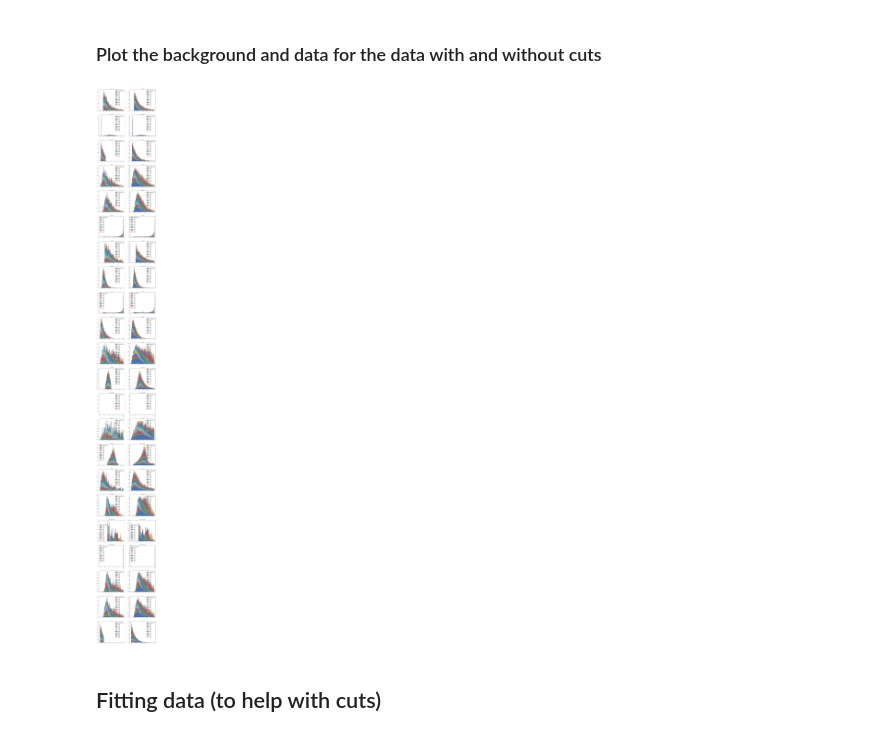
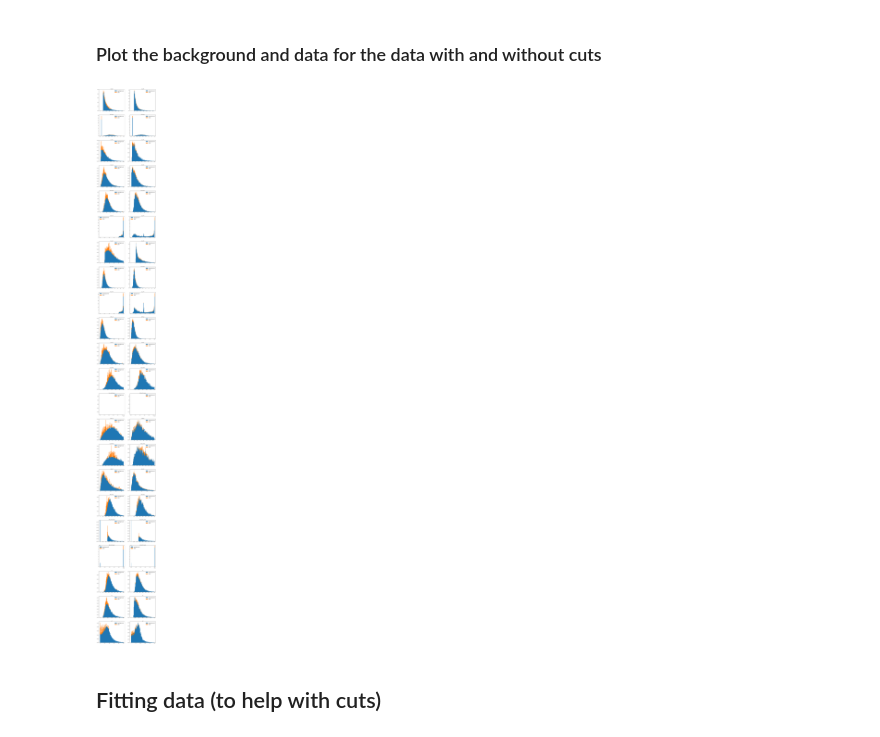
Before and after one commit to antcap96/estagio, a Jupyter notebook: Untitled.ipynb, the cells around one changed output. Cells and saved outputs as stored; diff of their text form; code cells hidden in the pictures.

```diff
--- a/Untitled.ipynb
+++ b/Untitled.ipynb
@@ -36,7 +36,7 @@ allSignalAcceptance = allSignalSkimSize/allSignalFullSize
 
 backgroundFullSize = [92925926, 47502020]
 backgroundSkimSize = [166157, 1896]
-backgroundXSec = [816, 4220]
+backgroundXSec = [816, 42200]
 backgroundAcceptance = [a/b for a,b in zip(backgroundSkimSize, backgroundFullSize)]
 
 allBackgroundFullSize = sum(backgroundFullSize)
@@ -121,7 +124,7 @@ def calculateFOM(Signals, Backgounds, signalIdx=range(len(signalData)), backgrou
 ## Select the sets of data to analise
 # %%
 # Indexes to merge and analise
-signalIdx = range(len(signalData))
+signalIdx = [0] #range(len(signalData))
 backgroundIdx = range(len(backgroundData))
 
 # Create a new variable with the data to analise
@@ -137,7 +140,6 @@ allBackgroundAnal = backgroundAnal[0]
 for i in range(1, len(backgroundAnal)):
     allBackgroundAnal = allBackgroundAnal.append(backgroundAnal[i], ignore_index=True)
 
-
 # Variables to create the cuts
 
 signalSelector = [pandas.Series(np.ones(len(signal_anal), dtype=bool)) for signal_anal in signalAnal]
@@ -149,9 +151,13 @@ backgroundSelector = [pandas.Series(np.ones(len(background_anal), dtype=bool)) f
 
 for selector, analData in [(signalSelector, signalAnal), (backgroundSelector, backgroundAnal)]:
     for i in range(len(selector)):
-        selector[i] = selector[i] & (((analData[i]['h_bb_mass']-111)/52)**2 + ((analData[i]['h_tt_mass']-103)/40)**2 < 1)
+        selector[i] = selector[i] & (analData[i]['b_0_csv'] > 0.8)
+        selector[i] = selector[i] & (analData[i]['b_1_csv'] > 0.8)
+        #selector[i] = selector[i] & ((analData[i]['h_bb_mass'] < 160) & (analData[i]['h_bb_mass'] > 90))
+        #selector[i] = selector[i] & ((analData[i]['h_tt_mass'] < 160) & (analData[i]['h_tt_mass'] > 80))
+        #selector[i] = selector[i] & (((analData[i]['h_bb_mass']-116)/35)**2 + ((analData[i]['h_tt_mass']-111)/45)**2 < 1)
         #selector[i] = selector[i] & (analData[i]['b_0_pT'] < 130)
-        selector[i] = selector[i] & (analData[i]['t_1_pT'] < 60) #ok cut for all together
+        #selector[i] = selector[i] & (analData[i]['t_1_pT'] < 60) #ok cut for all together
         #selector[i] = selector[i] & (analData[i]['t_0_pT'] > 30) #cuts a lot of signal
         #selector[i] = selector[i] & (analData[i]['h_tt_pT'] < 160)
         #selector[i] = selector[i] & (analData[i]['h_bb_pT'] < 60)
@@ -159,7 +165,7 @@ for selector, analData in [(signalSelector, signalAnal), (backgroundSelector, ba
         #selector[i] = selector[i] & (analData[i]['diH_pT'] < 160) #bad cut
         #selector[i] = selector[i] & (analData[i]['hT'] < 250)
         #selector[i] = selector[i] & (analData[i]['sT'] < 250)
-        selector[i] = selector[i] & (analData[i]['mT'] < 42) # ok cut with all together
+        #selector[i] = selector[i] & (analData[i]['mT'] < 42) # ok cut with all together
         pass
 
 # Data after cuts
@@ -300,6 +306,8 @@ else:
 # %% [markdown]
 ### Plot the background and data for the data with and without cuts
 # %%
+show = True
+
 fig = plt.figure(figsize=(16, 160))
 
 weightsCut = [weightCutBackground] + [weightCutSignal[i]/weightCutRatio[i] for i in range(len(weightSignal))]
@@ -319,57 +327,57 @@ toAnalise = fsFeatures + ['sT', 'hT', 'mT'] # ['sT', 'hT', 'mT', 'h_bb_mass', 'h
 dataLimits = {'sT': (0, 800),
               'hT': (0, 600),
               'mT': (0, 250),
               't_0_pT': (0, 150),
               't_0_mass': (0, 2),
               't_1_pT': (15, 200),
               'b_0_pT': (15, 300),
               'b_0_mass': (0, 35),
               'b_0_csv': (0, 1),
               'b_1_pT': (0, 100),
               'b_1_mass': (0, 40),
               'b_1_csv': (0, 1),
               'mPT_pT': (0, 500),
               'h_tt_pT': (0, 300),
               'h_tt_mass': (0, 300),
               'h_bb_pT': (0, 150),
               'h_bb_mass': (0, 200),
               'diH_pT': (0, 220),
               'diH_mass': (0, 800),
               'diH_kinFit_mass': (0, 800)
              }
+if show:
+    for i, varToAnalise in enumerate(toAnalise):
 
-for i, varToAnalise in enumerate(toAnalise):
+        if varToAnalise in dataLimits:
+            bins = np.linspace(dataLimits[varToAnalise][0], dataLimits[varToAnalise][1], 100)
+        else:
+            bins = np.linspace(min(allBackgroundData[varToAnalise]), max(allBackgroundData[varToAnalise]), 100)
 
-    if varToAnalise in dataLimits:
-        bins = np.linspace(dataLimits[varToAnalise][0], dataLimits[varToAnalise][1], 100)
-    else:
-        bins = np.linspace(min(allBackgroundData[varToAnalise]), max(allBackgroundData[varToAnalise]), 100)
+        fig.add_subplot(len(toAnalise),2,2*i+1)
 
-    fig.add_subplot(len(toAnalise),2,2*i+1)
+        if combineSignal:
+            labels = ["background", "signal"]
+            histCutData = [allCutBackgroundAnal[varToAnalise], allCutSignalAnal[varToAnalise]]
+            histData = [allBackgroundAnal[varToAnalise], allSignalAnal[varToAnalise]]
+        else:
+            labels = ["background"] + [energies[i] for i in signalIdx]
+            histCutData = [allCutBackgroundAnal[varToAnalise]] + [cutSignalAnal[i][varToAnalise] for i in range(len(signalIdx))]
+            histData = [allBackgroundAnal[varToAnalise]] + [signalAnal[i][varToAnalise] for i in range(len(signalIdx))]
 
-    if combineSignal:
-        labels = ["background", "signal"]
-        histCutData = [allCutBackgroundAnal[varToAnalise], allCutSignalAnal[varToAnalise]]
-        histData = [allBackgroundAnal[varToAnalise], allSignalAnal[varToAnalise]]
-    else:
-        labels = ["background"] + [energies[i] for i in signalIdx]
-        histCutData = [allCutBackgroundAnal[varToAnalise]] + [cutSignalAnal[i][varToAnalise] for i in range(len(signalIdx))]
-        histData = [allBackgroundAnal[varToAnalise]] + [signalAnal[i][varToAnalise] for i in range(len(signalIdx))]
+        plt.hist(histCutData, bins=bins, stacked=True, label=labels, weights=weightsCut, normed=True)
+        plt.title(varToAnalise)
+        plt.legend(fontsize=16)
 
-    plt.hist(histCutData, bins=bins, stacked=True, label=labels, weights=weightsCut, normed=True)
-    plt.title(varToAnalise)
-    plt.legend(fontsize=16)
-
-    fig.add_subplot(len(toAnalise),2,2*i+2)
+        fig.add_subplot(len(toAnalise),2,2*i+2)
 
 
-    plt.hist(histData, bins=bins, stacked=True, label=labels, weights=weights, normed=True)
-    plt.title(varToAnalise)
-    plt.legend(fontsize=16)
+        plt.hist(histData, bins=bins, stacked=True, label=labels, weights=weights, normed=True)
+        plt.title(varToAnalise)
+        plt.legend(fontsize=16)
 
-plt.show()
+    plt.show()
 # %% [output]
-[figure, old version]
+[figure, new version]
 # %% [markdown]
 ## Fitting data (to help with cuts)
 # %% [markdown]
```
Also changed, not shown: parts of 24 cells of this notebook.
